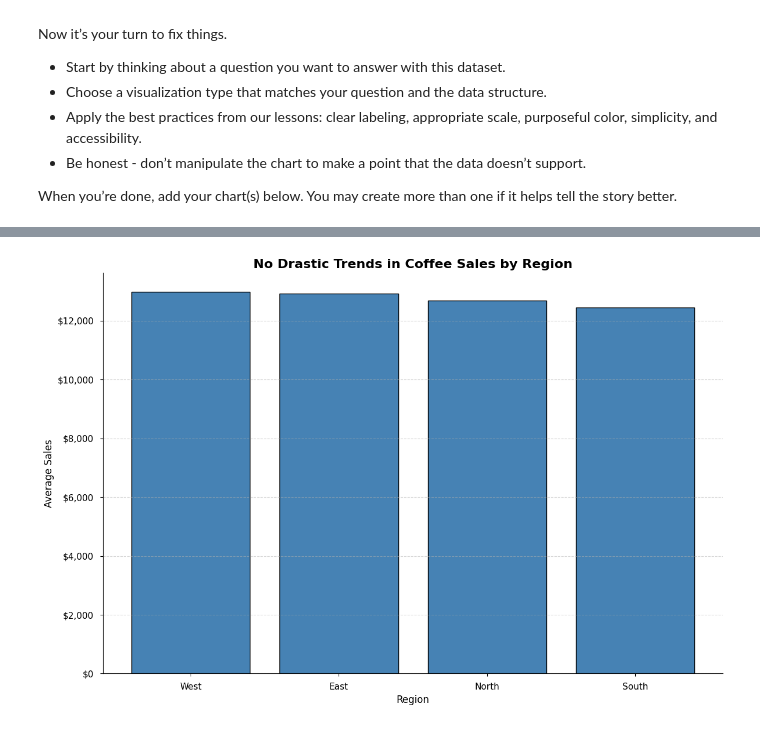
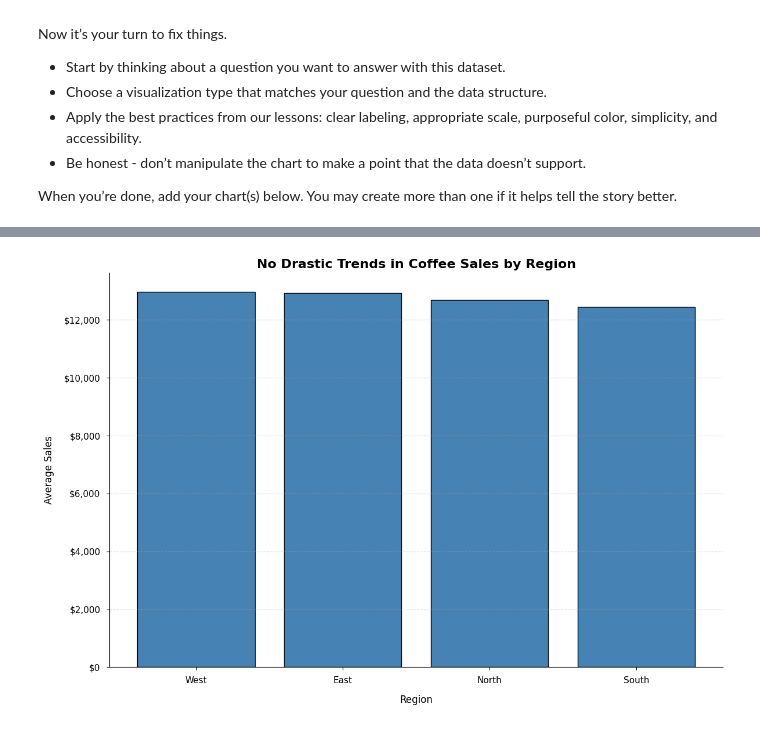
Before and after one commit to ashleyadehart/DA_M3_DataVizChallenge, a Jupyter notebook: data_viz_ethics_challenge.ipynb, the cells around one changed output, grey strips where cells are left out. Cells and saved outputs as stored; diff of their text form; code cells hidden in the pictures.

```diff
--- a/data_viz_ethics_challenge.ipynb
+++ b/data_viz_ethics_challenge.ipynb
@@ -140,39 +168,66 @@ plt.show()
 # %%
 import matplotlib.pyplot as plt
 import matplotlib.ticker as ticker
 
 plt.figure(figsize=(12,8))
 
 avg_sales = coffee_df.groupby("Region")["Sales"].mean().reset_index()
 avg_sales = avg_sales.sort_values("Sales", ascending=False)
 
 plt.bar(
     avg_sales["Region"],
     avg_sales["Sales"],
     color="steelblue",
     edgecolor="black",
     linewidth=1
 )
 
 plt.gca().yaxis.set_major_formatter(
     ticker.StrMethodFormatter('${x:,.0f}')
 )
 
-plt.title("No Drastic Trends in Coffee Sales by Region", fontsize=16, fontweight="bold")
-plt.xlabel("Region", fontsize=12)
-plt.ylabel("Average Sales", fontsize=12)
+plt.title(
+    "No Drastic Trends in Coffee Sales by Region",
+    fontsize=16,
+    fontweight="bold"
+)
 
-plt.xticks(ha="center", fontsize=11)
-plt.yticks(fontsize=11)
-plt.grid(axis="y", linestyle="--", alpha=0.5)
+plt.xlabel(
+    "Region",
+    fontsize=12,
+    labelpad=12
+)
 
-plt.tick_params(axis="x", pad=8)
-plt.tick_params(axis="y", pad=8)
+plt.ylabel(
+    "Average Sales",
+    fontsize=12,
+    labelpad=12
+)
+
+plt.xticks(
+    ha="center",
+    fontsize=11
+)
+
+plt.yticks(
+    ha="right",
+    fontsize=11)
+
+plt.grid(
+    axis="y",
+    linestyle="--",
+    alpha=0.5
+)
+
+plt.tick_params(
+    axis="both",
+    pad=8
+)
 
 plt.gca().spines["top"].set_visible(False)
 plt.gca().spines["right"].set_visible(False)
 
 plt.tight_layout()
 plt.show()
 # %% [output]
-[figure, old version]
+[figure, new version]
```
Also changed, not shown: parts of 1 cell of this notebook.
